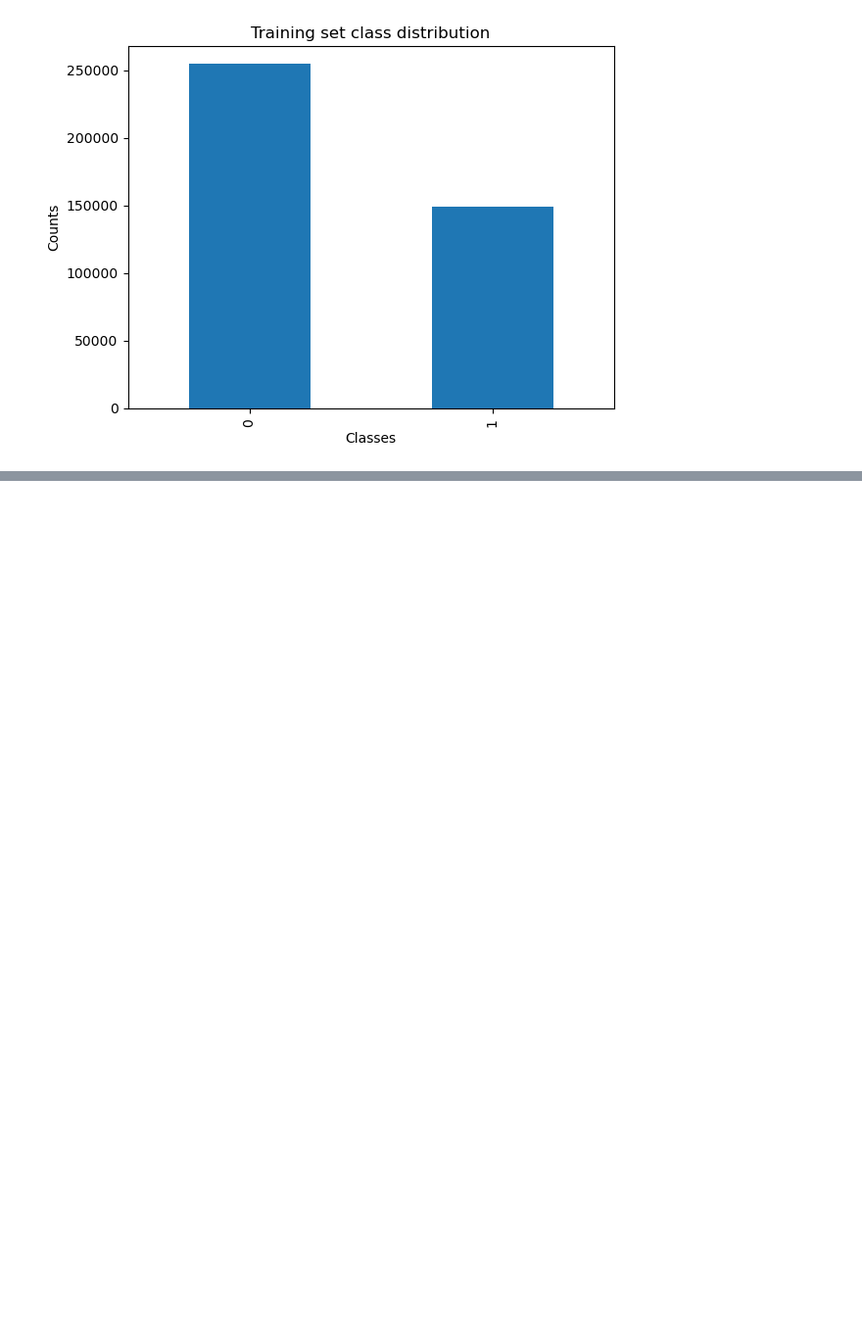
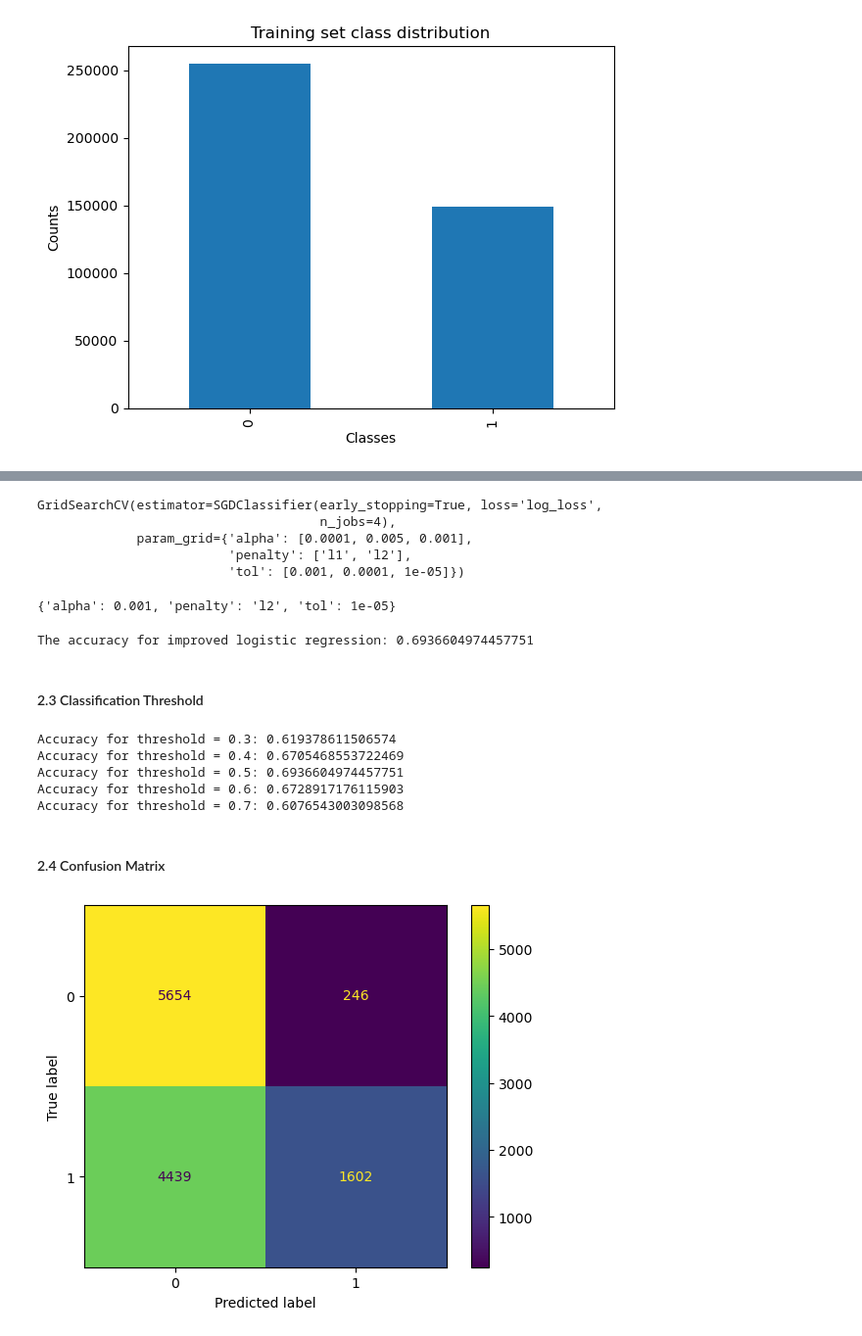
Before and after one commit to JunhaoLin/Quora-Question-Pair, a Jupyter notebook: code.ipynb, the cells around one changed output, grey strips where cells are left out. Shown at 98% size. Cells and saved outputs as stored; diff of their text form; code cells hidden in the pictures; blank space fills up the shorter version.

```diff
--- a/code.ipynb
+++ b/code.ipynb
@@ -168,0 +131,50 @@ plt.show()
+# %%
+# search for best hyperparameter combination
+params = {'penalty':['l1', 'l2'], 'tol':[1e-3, 1e-4, 1e-5], 'alpha':[0.0001, 0.005, 0.001]}
+sgd = SGDClassifier(loss='log_loss', max_iter=1000, n_jobs=4, early_stopping=True)
+grid = GridSearchCV(sgd, params)
+grid.fit(X_train,y_train)
+# %% [output]
+GridSearchCV(estimator=SGDClassifier(early_stopping=True, loss='log_loss',
+                                     n_jobs=4),
+             param_grid={'alpha': [0.0001, 0.005, 0.001],
+                         'penalty': ['l1', 'l2'],
+                         'tol': [0.001, 0.0001, 1e-05]})
+# %%
+# display the best parameter values
+best_params = grid.best_params_
+best_params
+# %% [output]
+{'alpha': 0.001, 'penalty': 'l2', 'tol': 1e-05}
+# %%
+# use the results of grid search and re-fit the model
+model_improve = SGDClassifier(loss='log_loss', max_iter=1000, tol=best_params['tol'], n_jobs=4, alpha=best_params['alpha'], penalty='l2', early_stopping=True, random_state=1)
+model_improve.fit(X_train,y_train)
+y_pred = model_improve.predict(X_test)
+print('The accuracy for improved logistic regression:', accuracy_score(y_test, y_pred))
+# %% [output]
+The accuracy for improved logistic regression: 0.6936604974457751
+# %% [markdown]
+#### 2.3 Classification Threshold
+# %%
+# experiment on what determination threshold produces the best performance
+y_pred_prob = model_improve.predict_proba(X_test)
+thresholds = [0.3, 0.4, 0.5, 0.6, 0.7]
+for i in thresholds:
+    y_pred = [1 if y_hat_val[1] > i else 0 for y_hat_val in y_pred_prob]
+    print(f'Accuracy for threshold = {i}:', accuracy_score(y_test,y_pred))
+# %% [output]
+Accuracy for threshold = 0.3: 0.619378611506574
+Accuracy for threshold = 0.4: 0.6705468553722469
+Accuracy for threshold = 0.5: 0.6936604974457751
+Accuracy for threshold = 0.6: 0.6728917176115903
+Accuracy for threshold = 0.7: 0.6076543003098568
+# %% [markdown]
+#### 2.4 Confusion Matrix
+# %%
+cm = confusion_matrix(y_test, y_pred)
+disp = ConfusionMatrixDisplay(confusion_matrix=cm, display_labels=model_improve.classes_)
+disp.plot()
+plt.show()
+# %% [output]
+[figure, added]
```
Also changed, not shown: parts of 51 cells of this notebook.
